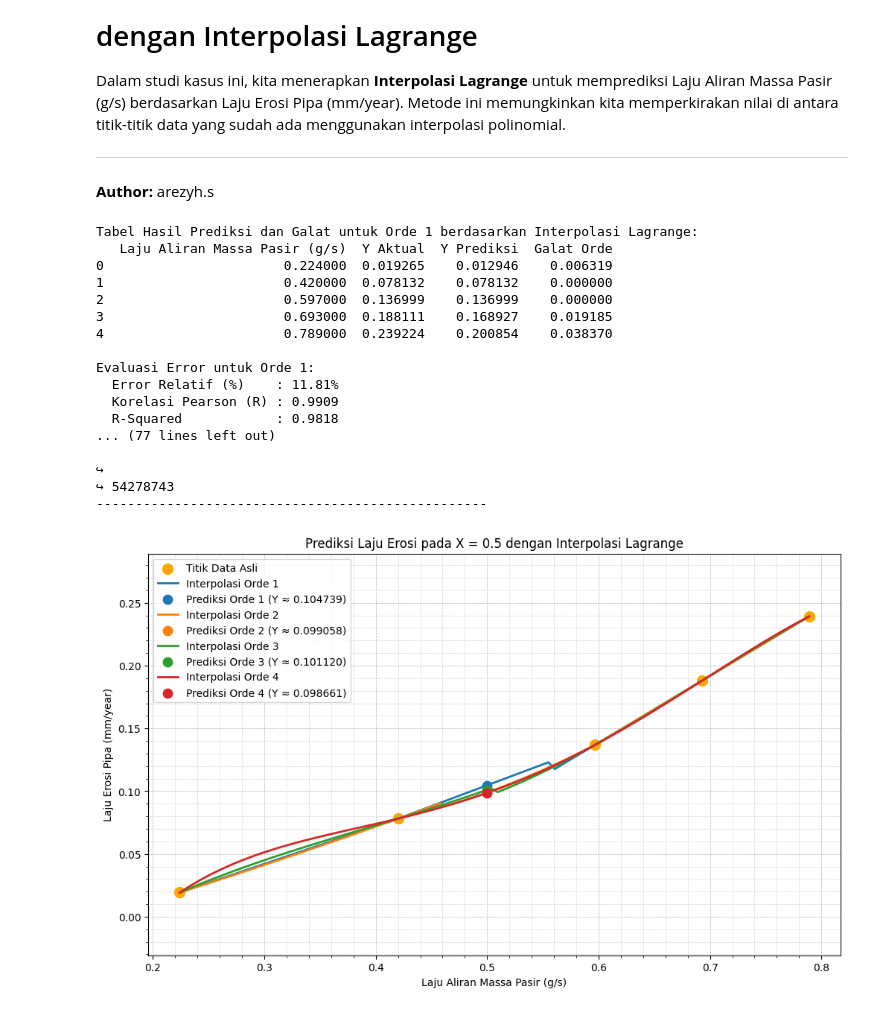
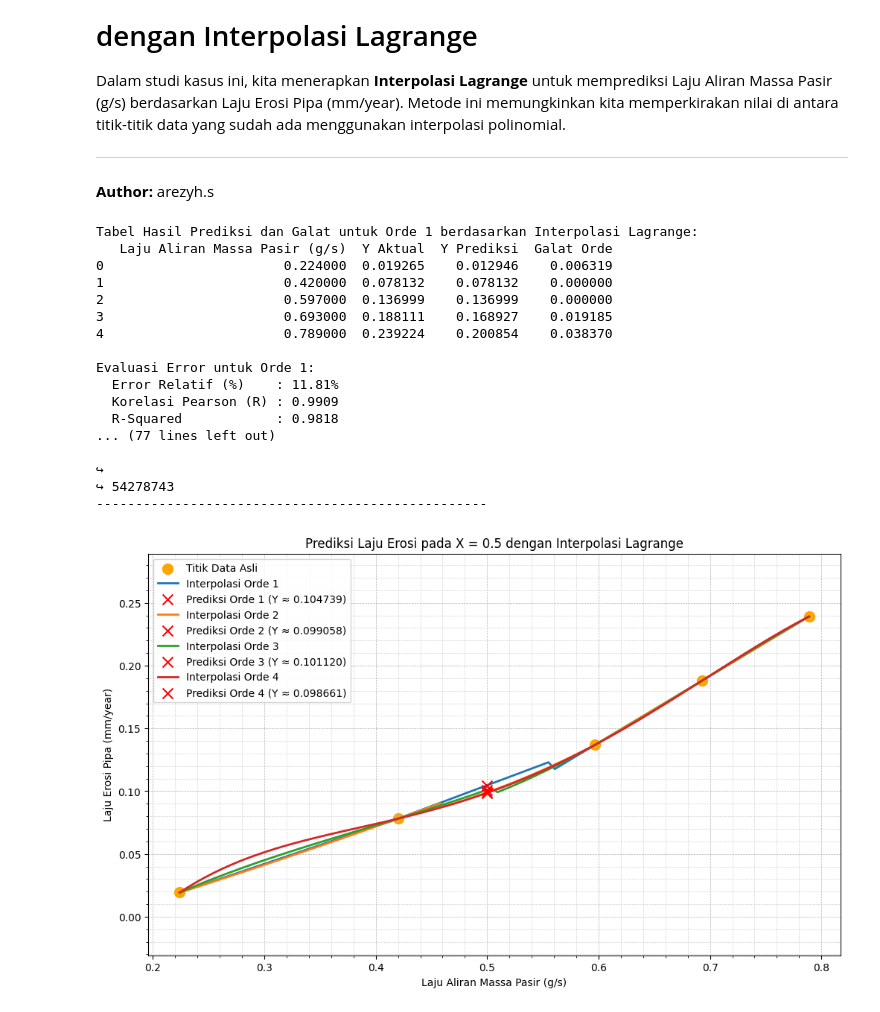
Before and after one commit to arezyhs/Interpolasi-Lagrange, a Jupyter notebook: Lagrange_Interpolation_Laju Aliran Massa Pasir.ipynb, the cells around one changed output. Drawn from its saved outputs; the diff is of its cells as text; code cells hidden in the pictures.

```diff
--- a/Lagrange_Interpolation_Laju Aliran Massa Pasir.ipynb
+++ b/Lagrange_Interpolation_Laju Aliran Massa Pasir.ipynb
@@ -126,34 +126,34 @@ x_range = np.linspace(min(data_x), max(data_x), 100)
 for order in range(1, max_order + 1):
     y_interp = [lagrange_interpolation(data_x, data_y, x, order)[0] for x in x_range]
     plt.plot(x_range, y_interp, label=f'Interpolasi Orde {order}', linewidth=2)  # Garis lebih tebal
-    plt.scatter(x_target, higher_order_predictions[order], s=80, label=f'Prediksi Orde {order} (Y ≈ {higher_order_predictions[order]:.6f})', zorder=5)
+    plt.scatter(x_target, higher_order_predictions[order], s=100, marker='x', color='red', label=f'Prediksi Orde {order} (Y ≈ {higher_order_predictions[order]:.6f})', zorder=5)
 
 # Pengaturan detail tambahan untuk plot
 plt.xlabel('Laju Aliran Massa Pasir (g/s)')
 plt.ylabel('Laju Erosi Pipa (mm/year)')
 plt.title(f'Prediksi Laju Erosi pada X = {x_target} dengan Interpolasi Lagrange')
 plt.ylim(min(data_y) - 0.05, max(data_y) + 0.05)  # Menyesuaikan batas y agar lebih ketat
 plt.legend()
 plt.grid(True, which='both', linestyle='--', linewidth=0.5)
 plt.minorticks_on()  # Aktifkan grid minor
 plt.grid(which='minor', linestyle=':', linewidth=0.5)  # Tambahkan grid minor
 plt.show()
 # %% [output]
 Tabel Hasil Prediksi dan Galat untuk Orde 1 berdasarkan Interpolasi Lagrange:
    Laju Aliran Massa Pasir (g/s)  Y Aktual  Y Prediksi  Galat Orde
 0                       0.224000  0.019265    0.012946    0.006319
 1                       0.420000  0.078132    0.078132    0.000000
 2                       0.597000  0.136999    0.136999    0.000000
 3                       0.693000  0.188111    0.168927    0.019185
 4                       0.789000  0.239224    0.200854    0.038370
 
 Evaluasi Error untuk Orde 1:
   Error Relatif (%)    : 11.81%
   Korelasi Pearson (R) : 0.9909
   R-Squared            : 0.9818
 ... (77 lines left out)
 
 ↪
 ↪ 54278743
 --------------------------------------------------
-[figure, old version]
+[figure, new version]
```
